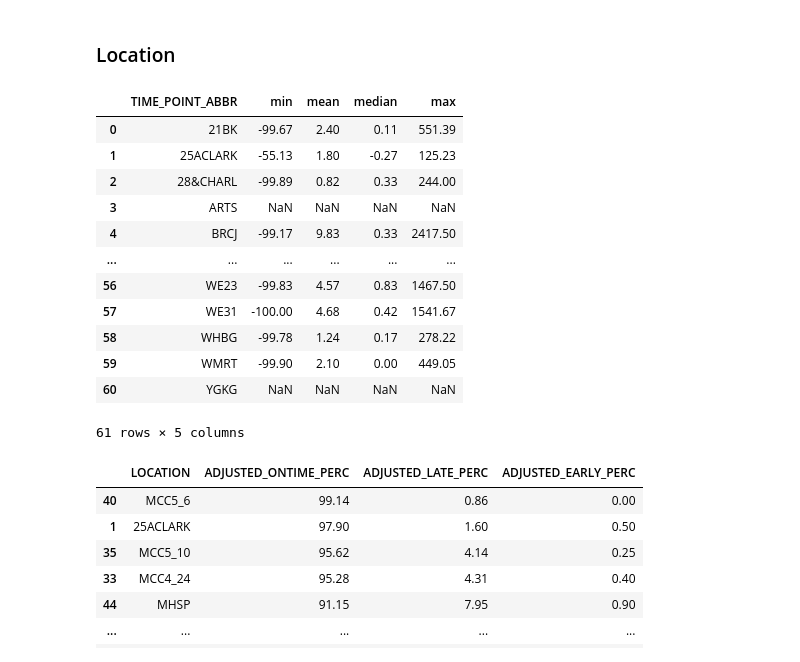
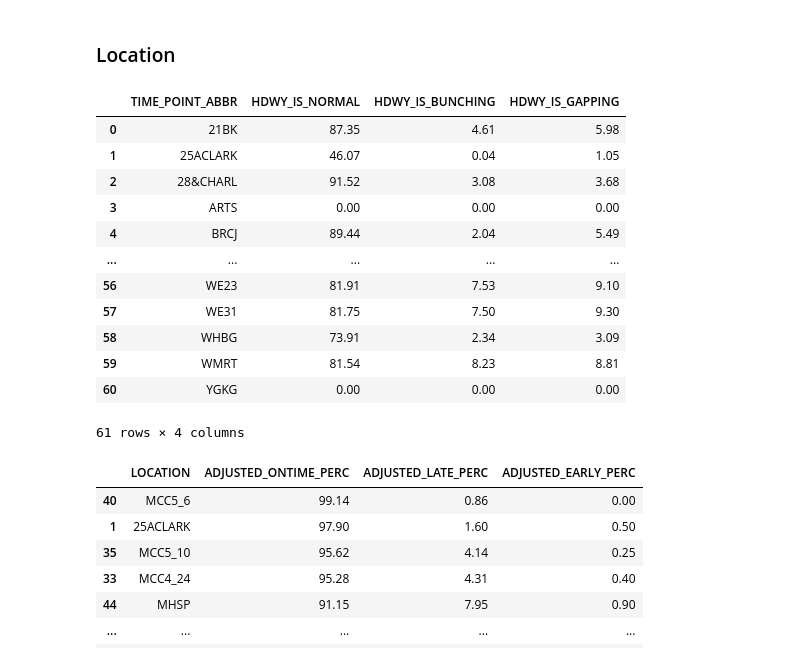
Before and after one commit to NSS-Data-Analytics-Cohort-11/wego-boomers, a Jupyter notebook: notebooks/WeGo.ipynb, the cells around one changed output. Saved outputs shown, nothing was run; the diff lists cells and outputs as text; code cells hidden in the pictures.

```diff
--- a/notebooks/WeGo.ipynb
+++ b/notebooks/WeGo.ipynb
@@ -248,21 +250,23 @@ route_adherence.sort_values('ADJUSTED_ONTIME_PERC', ascending=False)
 ### Location
 # %%
 # Headway
-wego.groupby('TIME_POINT_ABBR')['HDWY_DEV_PERC'].agg(['min', 'mean', 'median', 'max']).reset_index()
+location_hdwy = wego.groupby('TIME_POINT_ABBR')[['HDWY_IS_NORMAL', 'HDWY_IS_BUNCHING', 'HDWY_IS_GAPPING']].mean().reset_index()
+location_hdwy[['HDWY_IS_NORMAL', 'HDWY_IS_BUNCHING', 'HDWY_IS_GAPPING']] *= 100
+location_hdwy
 # %% [output]
-|  | TIME_POINT_ABBR | min | mean | median | max |
-| 0 | 21BK | -99.67 | 2.40 | 0.11 | 551.39 |
-| 1 | 25ACLARK | -55.13 | 1.80 | -0.27 | 125.23 |
-| 2 | 28&CHARL | -99.89 | 0.82 | 0.33 | 244.00 |
-| 3 | ARTS | NaN | NaN | NaN | NaN |
-| 4 | BRCJ | -99.17 | 9.83 | 0.33 | 2417.50 |
-| ... | ... | ... | ... | ... | ... |
-| 56 | WE23 | -99.83 | 4.57 | 0.83 | 1467.50 |
-| 57 | WE31 | -100.00 | 4.68 | 0.42 | 1541.67 |
-| 58 | WHBG | -99.78 | 1.24 | 0.17 | 278.22 |
-| 59 | WMRT | -99.90 | 2.10 | 0.00 | 449.05 |
-| 60 | YGKG | NaN | NaN | NaN | NaN |
+|  | TIME_POINT_ABBR | HDWY_IS_NORMAL | HDWY_IS_BUNCHING | HDWY_IS_GAPPING |
+| 0 | 21BK | 87.35 | 4.61 | 5.98 |
+| 1 | 25ACLARK | 46.07 | 0.04 | 1.05 |
+| 2 | 28&CHARL | 91.52 | 3.08 | 3.68 |
+| 3 | ARTS | 0.00 | 0.00 | 0.00 |
+| 4 | BRCJ | 89.44 | 2.04 | 5.49 |
+| ... | ... | ... | ... | ... |
+| 56 | WE23 | 81.91 | 7.53 | 9.10 |
+| 57 | WE31 | 81.75 | 7.50 | 9.30 |
+| 58 | WHBG | 73.91 | 2.34 | 3.09 |
+| 59 | WMRT | 81.54 | 8.23 | 8.81 |
+| 60 | YGKG | 0.00 | 0.00 | 0.00 |
-61 rows × 5 columns
+61 rows × 4 columns
 # %%
 # Adherence
 location_adherence = wego.groupby('TIME_POINT_ABBR')[['ADJUSTED_ONTIME_COUNT', 'ADJUSTED_LATE_COUNT', 'ADJUSTED_EARLY_COUNT']]\
```
Also changed, not shown: parts of 29 cells of this notebook.
